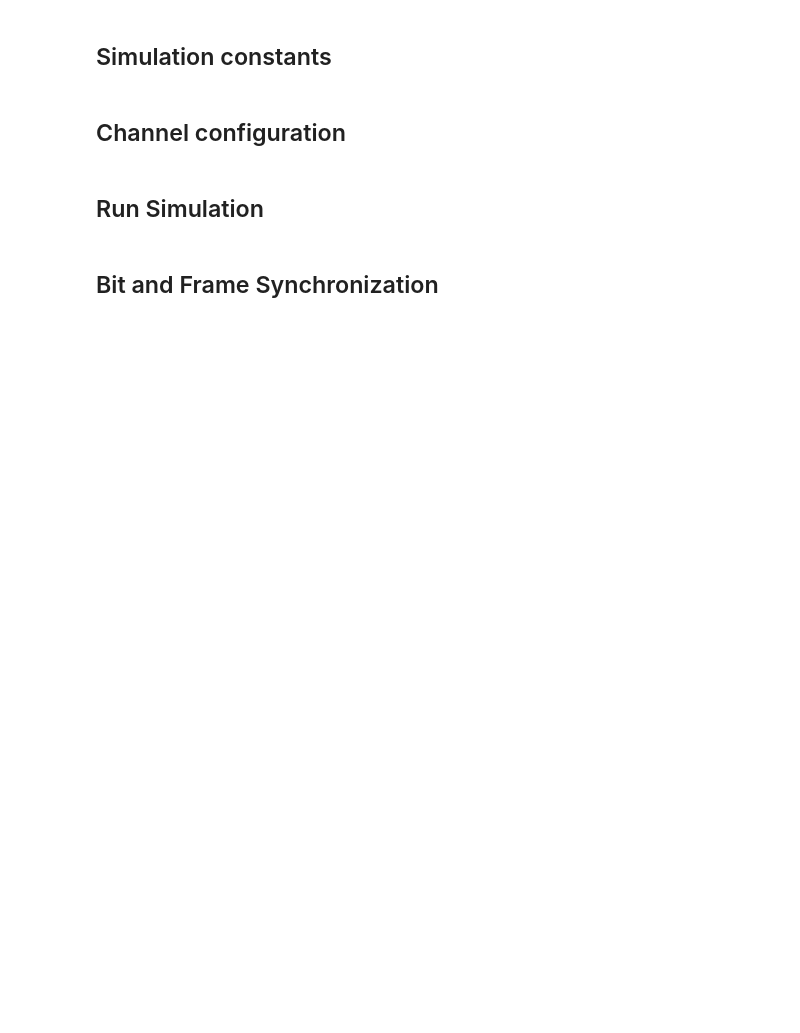
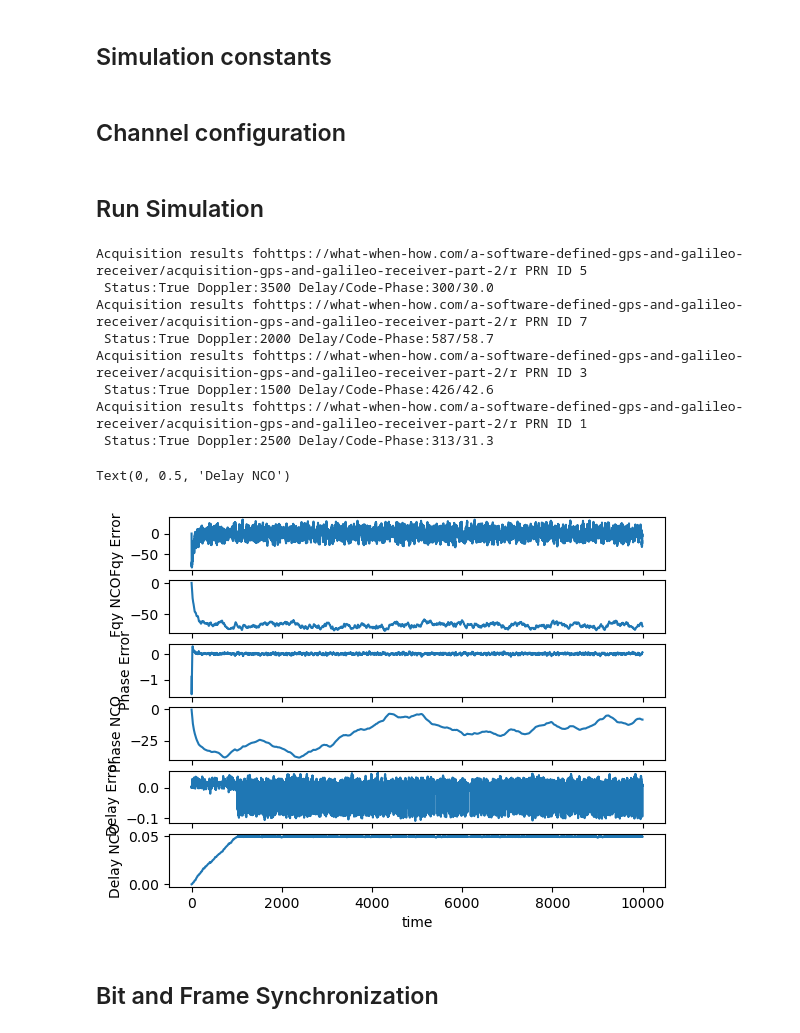
Before and after one commit to Mannava123455/GNSS_receiver, a Jupyter notebook: Navic/navic_python/main.ipynb, the cells around one changed output. Saved outputs shown, nothing was run; the diff lists cells and outputs as text; code cells hidden in the pictures; blank space fills up the shorter version.

```diff
--- a/Navic/navic_python/main.ipynb
+++ b/Navic/navic_python/main.ipynb
@@ -115,34 +115,73 @@ for istep in range(numSteps):
             # If a satellite is visible, initialize tracking loop
             if(status == True):
                 satVis += 1
 
                 tracker.append(navs.NavicTracker())
                 tracker[-1].SampleRate = sampleRate
                 tracker[-1].CenterFrequency = 0
                 tracker[-1].PLLNoiseBandwidth = PLLNoiseBandwidth
                 tracker[-1].FLLNoiseBandwidth = FLLNoiseBandwidth
                 tracker[-1].DLLNoiseBandwidth = DLLNoiseBandwidth
                 tracker[-1].PLLIntegrationTime = round(PLLIntegrationTime*1e3)
                 tracker[-1].PRNID = prnId
                 tracker[-1].InitialDopplerShift = doppler
                 tracker[-1].InitialCodePhaseOffset = codePhase
                 tracker[-1].setupImpl()
                 tracker[-1].resetImpl()
 
             trackDataShape = (numSteps*round(PLLIntegrationTime*1e3), satVis)
             y = np.empty(trackDataShape, dtype=np.complex_)
             fqyerr = np.empty(trackDataShape)
             fqynco = np.empty(trackDataShape)
             pherr = np.empty(trackDataShape)
             phnco = np.empty(trackDataShape)
             delayerr = np.empty(trackDataShape)
             delaynco = np.empty(trackDataShape)
 
     # Perform tracking for visible satellites
     for i in range(satVis):
       y[istep, i], fqyerr[istep, i], fqynco[istep, i], pherr[istep, i], phnco[istep, i], delayerr[istep, i], delaynco[istep, i] = tracker[i].stepImpl(waveform)
 
-print(len(y))
+plt.subplot(6,1,1)
+plt.plot(fqyerr[:,i])
+#plt.ylim([0,0.05])
+plt.xlabel('time') ; plt.ylabel('Fqy Error')
+
+plt.subplot(6,1,2)
+plt.plot(fqynco[:,i])
+#plt.ylim([0,0.05])
+plt.xlabel('time') ; plt.ylabel('Fqy NCO')
+
+plt.subplot(6,1,3)
+plt.plot(pherr[:,i])
+#plt.ylim([0,0.05])
+plt.xlabel('time') ; plt.ylabel('Phase Error')
+
+plt.subplot(6,1,4)
+plt.plot(phnco[:,i])
+#plt.ylim([0,0.05])
+plt.xlabel('time') ; plt.ylabel('Phase NCO')
+
+plt.subplot(6,1,5)
+plt.plot(delayerr[:,i])
+#plt.ylim([0,0.05])
+plt.xlabel('time') ; plt.ylabel('Delay Error')
+
+plt.subplot(6,1,6)
+plt.plot(delaynco[:,i])
+#plt.ylim([0,0.05])
+plt.xlabel('time') ; plt.ylabel('Delay NCO')
+# %% [output]
+Acquisition results fohttps://what-when-how.com/a-software-defined-gps-and-galileo-receiver/acquisition-gps-and-galileo-receiver-part-2/r PRN ID 5
+ Status:True Doppler:3500 Delay/Code-Phase:300/30.0
+Acquisition results fohttps://what-when-how.com/a-software-defined-gps-and-galileo-receiver/acquisition-gps-and-galileo-receiver-part-2/r PRN ID 7
+ Status:True Doppler:2000 Delay/Code-Phase:587/58.7
+Acquisition results fohttps://what-when-how.com/a-software-defined-gps-and-galileo-receiver/acquisition-gps-and-galileo-receiver-part-2/r PRN ID 3
+ Status:True Doppler:1500 Delay/Code-Phase:426/42.6
+Acquisition results fohttps://what-when-how.com/a-software-defined-gps-and-galileo-receiver/acquisition-gps-and-galileo-receiver-part-2/r PRN ID 1
+ Status:True Doppler:2500 Delay/Code-Phase:313/31.3
+Text(0, 0.5, 'Delay NCO')
+[figure, added]
 # %% [markdown]
 ## Bit and Frame Synchronization
 # %%
```
Also changed, not shown: parts of 1 cell of this notebook, 17 other files.
